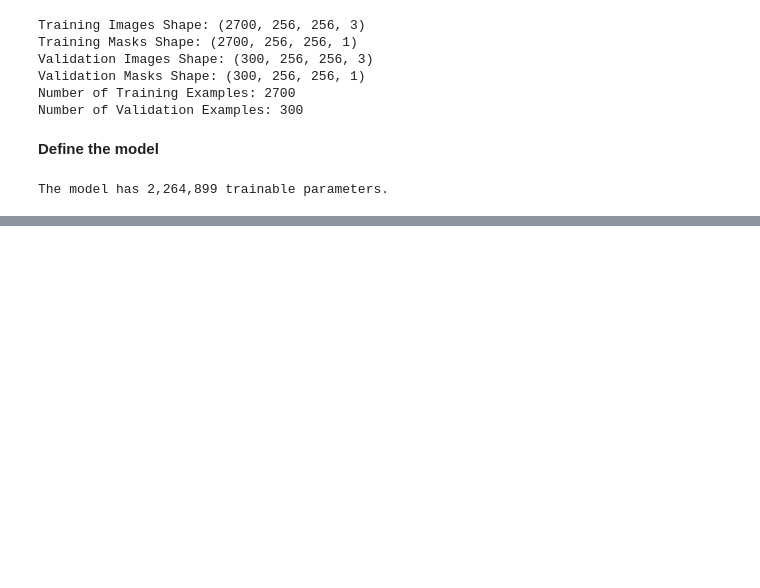
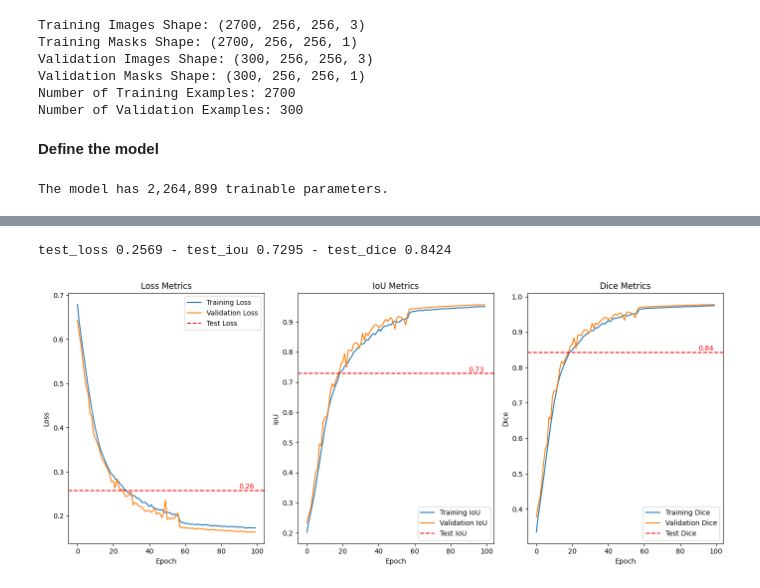
Before and after one commit to AntoniValls/Kvasir-Semantic-Segmentation, a Jupyter notebook: NestedUNET.ipynb, the cells around one changed output, grey strips where cells are left out. Cells and saved outputs as stored; diff of their text form; code cells hidden in the pictures; blank space fills up the shorter version.

Commit message:
Run with DiceLoss

```diff
--- a/NestedUNET.ipynb
+++ b/NestedUNET.ipynb
@@ -111,7 +111,7 @@ test_dataset = KvasirDataset(images=test_images, masks=test_masks, transforms=tr
 # %%
 config = {}
 config['name']='DiceLoss_try'
-config['epochs']=20
+config['epochs']=100
 config['batch_size']=16
 config['arch']='NestedUNet'
 config['deep_supervision']=True
@@ -264,3 +240,57 @@ test_log = evaluate(config, model, test_iterator, criterion, config['deep_superv
 
 print('test_loss %.4f - test_iou %.4f - test_dice %.4f'
           % (test_log['loss'], test_log['iou'], test_log['dice_coef']))
+# %% [output]
+test_loss 0.2569 - test_iou 0.7295 - test_dice 0.8424
+# %%
+import matplotlib.pyplot as plt
+import pandas as pd
+
+# Read the CSV file into a DataFrame
+df = pd.read_csv('models/DiceLoss_try/log.csv')
+
+# Test values for loss, IoU, and Dice coefficients
+test_loss = test_log['loss']
+test_iou = test_log['iou']
+test_dice = test_log['dice_coef']
+
+# Create a figure and subplots
+fig, (ax1, ax2, ax3) = plt.subplots(1, 3, figsize=(14, 6))
+
+# Plot the loss features in the first subplot
+ax1.plot(df['epoch'], df['loss'], label='Training Loss')
+ax1.plot(df['epoch'], df['val_loss'], label='Validation Loss')
+ax1.axhline(y=test_loss, color='r', linestyle='--', label='Test Loss')
+ax1.annotate(f'{test_loss:.2f}', xy=(90, test_loss+0.005), color='r')
+ax1.set_title('Loss Metrics')
+ax1.set_xlabel('Epoch')
+ax1.set_ylabel('Loss')
+ax1.legend()
+
+# Plot the IoU and Dice metrics in the second subplot
+ax2.plot(df['epoch'], df['iou'], label='Training IoU')
+ax2.plot(df['epoch'], df['val_iou'], label='Validation IoU')
+ax2.axhline(y=test_iou, color='r', linestyle='--', label='Test IoU')
+ax2.annotate(f'{test_iou:.2f}', xy=(90, test_iou+0.005), color='r')
+ax2.set_title('IoU Metrics')
+ax2.set_xlabel('Epoch')
+ax2.set_ylabel('IoU')
+ax2.legend()
+
+# Plot the Dice metrics in the third subplot
+ax3.plot(df['epoch'], df['dice'], label='Training Dice')
+ax3.plot(df['epoch'], df['val_dice'], label='Validation Dice')
+ax3.axhline(y=test_dice, color='r', linestyle='--', label='Test Dice')
+ax3.annotate(f'{test_dice:.2f}', xy=(90, test_dice+0.005), color='r')
+ax3.set_title('Dice Metrics')
+ax3.set_xlabel('Epoch')
+ax3.set_ylabel('Dice')
+ax3.legend()
+
+# Adjust the spacing between subplots
+plt.tight_layout()
+
+# Display the plot
+plt.show()
+# %% [output]
+[figure, added]
```
Also changed, not shown: parts of 3 cells of this notebook, 3 other files.
